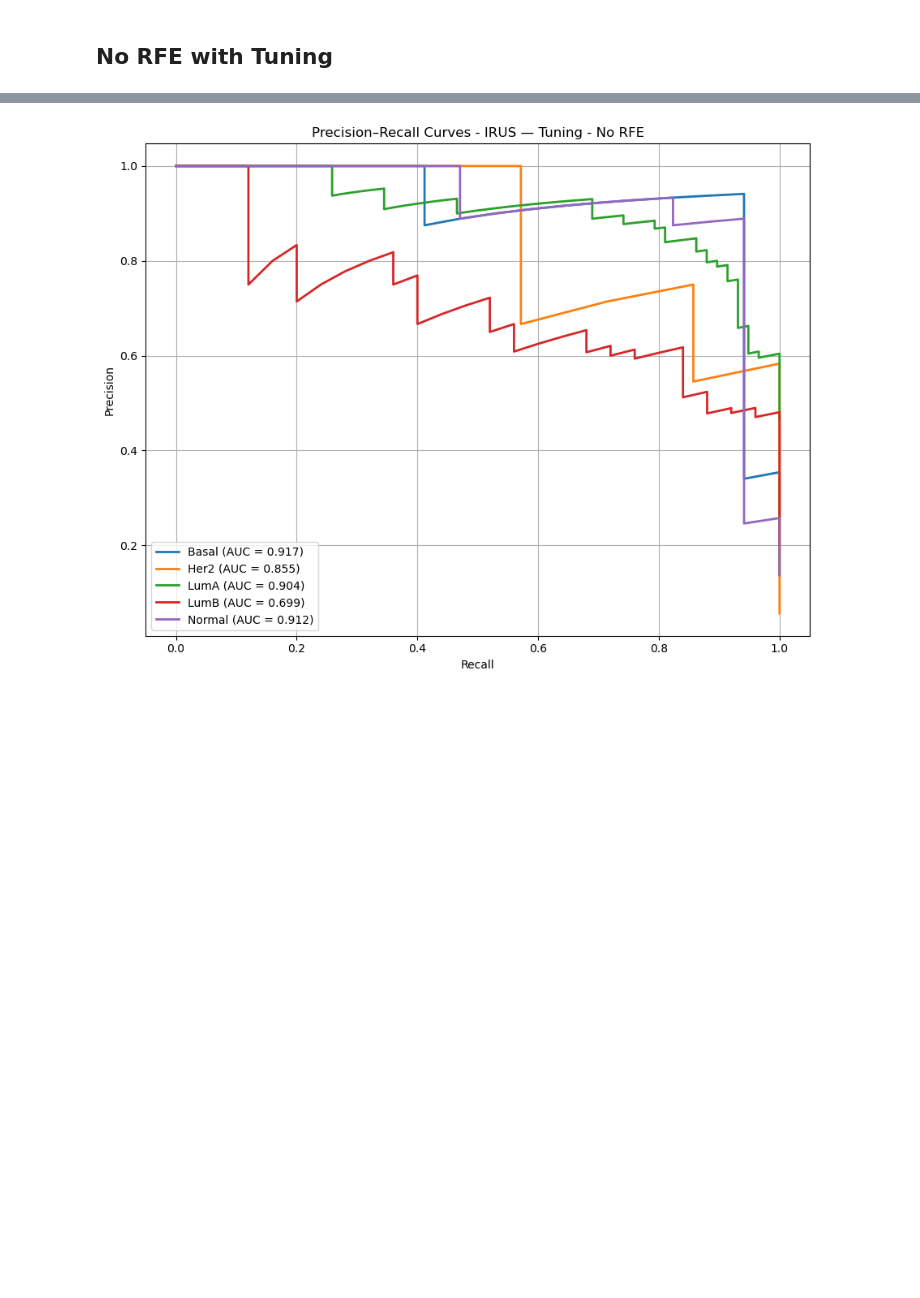
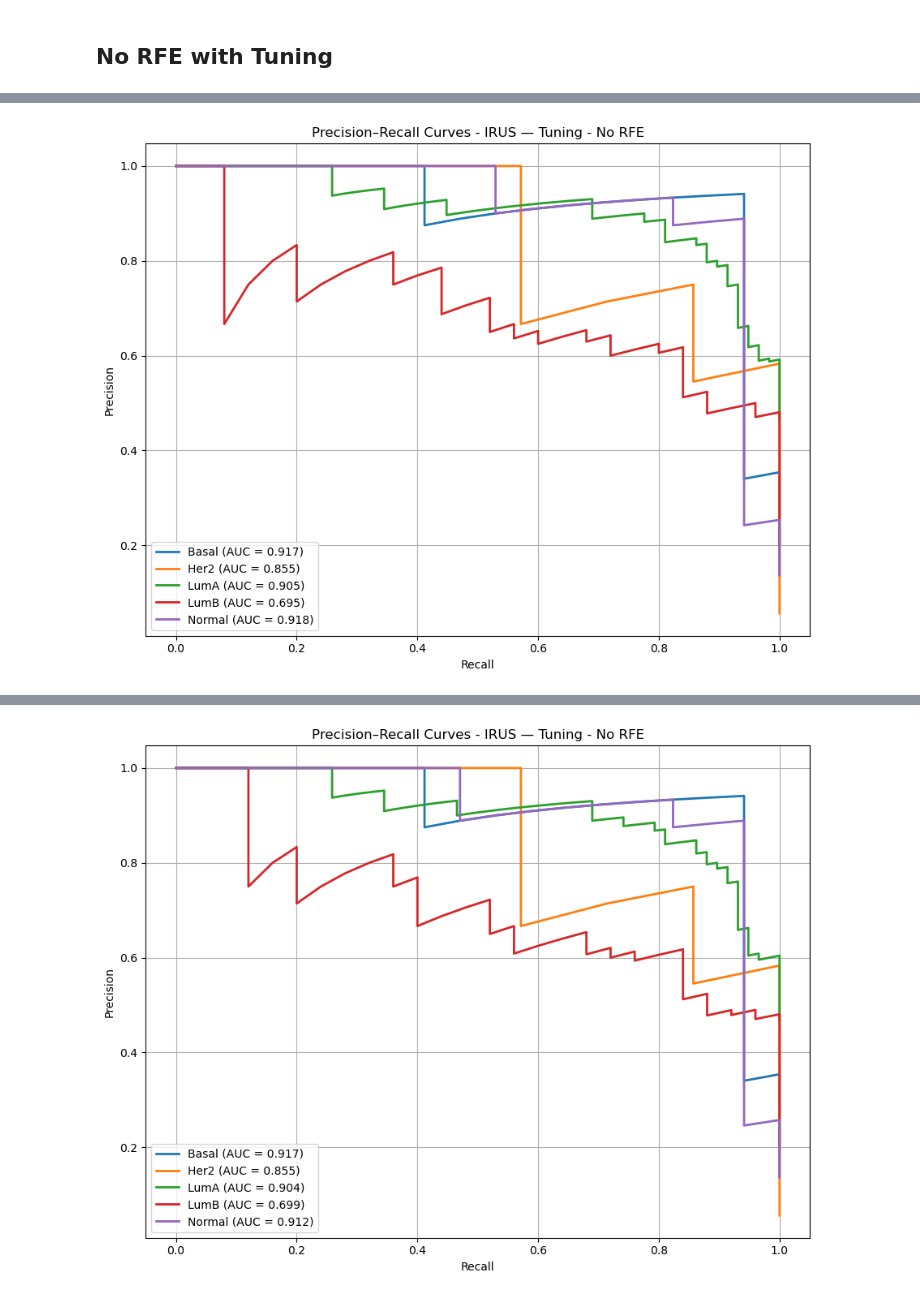
Before and after one commit to Alvinator24/BioinfoThesis, a Jupyter notebook: SVM/MAIN_SVM_NOTEBOOK.ipynb, the cells around one changed output, grey strips where cells are left out. Drawn from its saved outputs; the diff is of its cells as text; code cells hidden in the pictures; blank space fills up the shorter version.

```diff
--- a/SVM/MAIN_SVM_NOTEBOOK.ipynb
+++ b/SVM/MAIN_SVM_NOTEBOOK.ipynb
@@ -684,0 +584,97 @@ Model saved as svm_pipeline_Irus.pkl
+# %%
+# Define pipeline with IRUS and RFE for SVM
+
+pipelineSvmIrus = ImbPipeline([
+    ('irus', RandomUnderSampler(sampling_strategy=irus_strategy, random_state=42)),
+    ('svm', SVC(kernel='linear',  probability=True, random_state=42))  # Using SVC as the final classifier
+])
+
+param_dist = [
+    {  # linear
+        'svm__kernel': ['linear'],
+        'svm__C': loguniform(1e-3, 1e3)
+    },
+    {  # rbf
+        'svm__kernel': ['rbf'],
+        'svm__C': loguniform(1e-3, 1e3),
+        'svm__gamma': loguniform(1e-6, 1e-1)
+    },
+    {  # poly
+        'svm__kernel': ['poly'],
+        'svm__C': loguniform(1e-3, 1e3),
+        'svm__gamma': loguniform(1e-6, 1e-1),
+        'svm__degree': randint(2, 6),
+        'svm__coef0': loguniform(1e-3, 1e1)
+    }
+]
+
+rand = RandomizedSearchCV(
+    estimator=pipelineSvmIrus,
+    param_distributions=param_dist,
+    n_iter=50,
+    scoring='f1_weighted',
+    cv=3,
+    n_jobs=10,
+    verbose=3,
+    random_state=42
+)
+
+rand.fit(X_train, y_train)
+print(rand.best_params_)
+pipelineSvmIrus = rand.best_estimator_
+
+pipelineSvmIrus.fit(X_train, y_train)
+y_pred = pipelineSvmIrus.predict(X_test)
+print("\nTest Accuracy (best model):", accuracy_score(y_test, y_pred))
+print("\nModel Evaluation on Test Data:")
+print(classification_report(y_test, y_pred))
+
+
+cm = confusion_matrix(y_test, y_pred)
+plt.figure(figsize=(10, 8))
+sns.heatmap(cm, annot=True, fmt='d', cmap='Blues',
+            xticklabels=np.unique(y_test),
+            yticklabels=np.unique(y_test))
+plt.xlabel('Predicted')
+plt.ylabel('True')
+plt.title('Confusion Matrix (SVM Model)')
+plt.tight_layout()
+plt.show()
+
+# Save the model
+joblib.dump(pipelineSvmIrus, "svm_pipeline_Irus.pkl")
+
+print("Model saved as svm_pipeline_Irus.pkl")
+
+from sklearn.metrics import precision_recall_curve, auc
+from sklearn.preprocessing import label_binarize
+import matplotlib.pyplot as plt
+
+# ----- PRECISION–RECALL CURVES for pipelineSvmIrus -----
+
+# 1. Get class labels from the final SVM inside the pipeline
+classes = pipelineSvmIrus.named_steps['svm'].classes_
+
+# 2. Binarize the true labels for One-vs-Rest
+y_test_bin = label_binarize(y_test, classes=classes)
+
+# 3. Get predicted probabilities from the IRUS pipeline
+y_proba = pipelineSvmIrus.predict_proba(X_test)
+
+# 4. Plot PR curve for each class
+plt.figure(figsize=(9, 7))
+
+for i, cls in enumerate(classes):
+    precision, recall, _ = precision_recall_curve(y_test_bin[:, i], y_proba[:, i])
+    auc_pr = auc(recall, precision)
+    plt.plot(recall, precision, linewidth=2, label=f"{cls} (AUC = {auc_pr:.3f})")
+
+plt.xlabel("Recall")
+plt.ylabel("Precision")
+plt.title("Precision–Recall Curves - IRUS — Tuning - No RFE")
+plt.legend()
+plt.grid(True)
+plt.tight_layout()
+plt.savefig("precision_recall_curve_IRUS_Tuning_NoRFE.png", dpi=300)
+plt.show()
+# %% [output]
@@ -685 +700,2 @@ Model saved as svm_pipeline_Irus.pkl
+[figure, added]
 # %%
```
Also changed, not shown: parts of 10 cells of this notebook, 7 other files.
